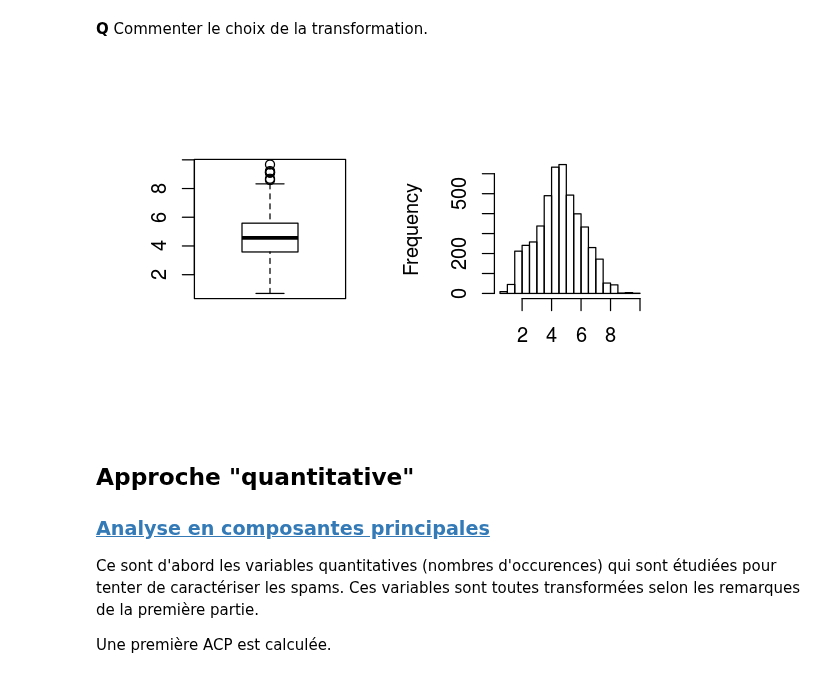
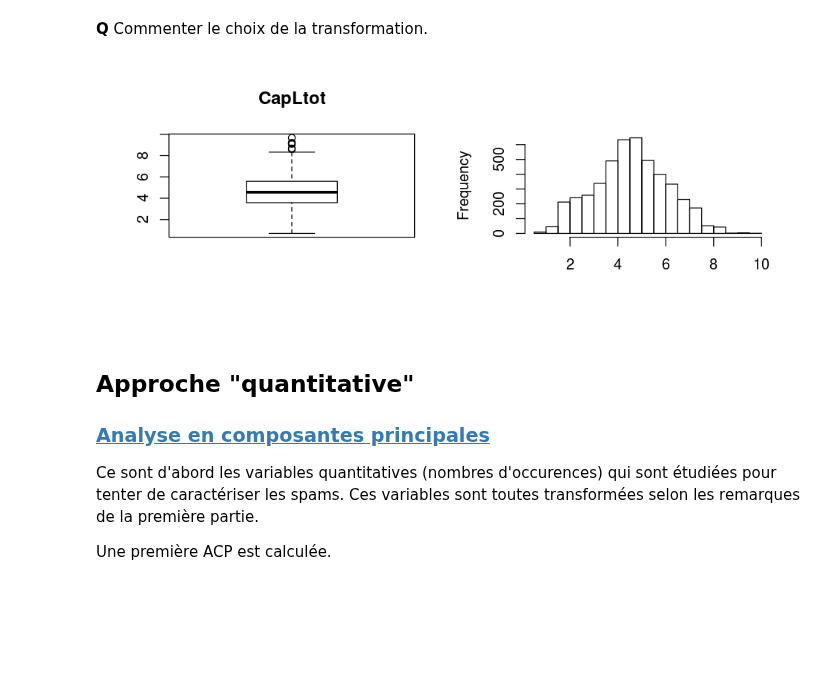
Before and after one commit to wikistat/Exploration, a Jupyter notebook: Spam/Explo-R-spam.ipynb, the cells around one changed output. Cells and saved outputs as stored; diff of their text form; code cells hidden in the pictures; blank space fills up the shorter version.

```diff
--- a/Spam/Explo-R-spam.ipynb
+++ b/Spam/Explo-R-spam.ipynb
@@ -83,8 +83,8 @@ CapLtot	| Nombre totale de lettres capitales |	Mt1 / Mt2 / Mt3
 Les données, déjà bien nettoyées et préparées à partir des messages bruts sont disponibles le fichier `spam.dat` chargé avec ce calepin dans le même répertoire .
  Les lire avec les commandes suivantes:
 # %%
-spam=read.table("spam.dat",header=TRUE)
-spam[,1]=as.factor(spam[,1])
+spam <- read.table("spam.dat", header = TRUE)
+spam[, 1] <- as.factor(spam[, 1])
 summary(spam)
 # %% [output]
  spam          make           address            all              X3d
@@ -135,8 +155,10 @@ boxplot(spam[,56:58])
 # %% [markdown]
 **Q** Commenter le choix de la transformation.
 # %%
-par(mfrow=c(1,2))
-boxplot(log(1+spam[,"CapLtot"]));hist(log(1+spam[,"CapLtot"]),main="",xlab="")
+par(mfrow = c(1,2))
+varName <- names(spam)[58]
+boxplot(log(1 + spam[, varName]), main = varName)
+hist(log(1 + spam[, varName]), main = "", xlab = "")
 # %% [output]
-[figure, old version]
+[figure, new version]
 # %%
```
Also changed, not shown: parts of 37 cells of this notebook, 1 other file.
